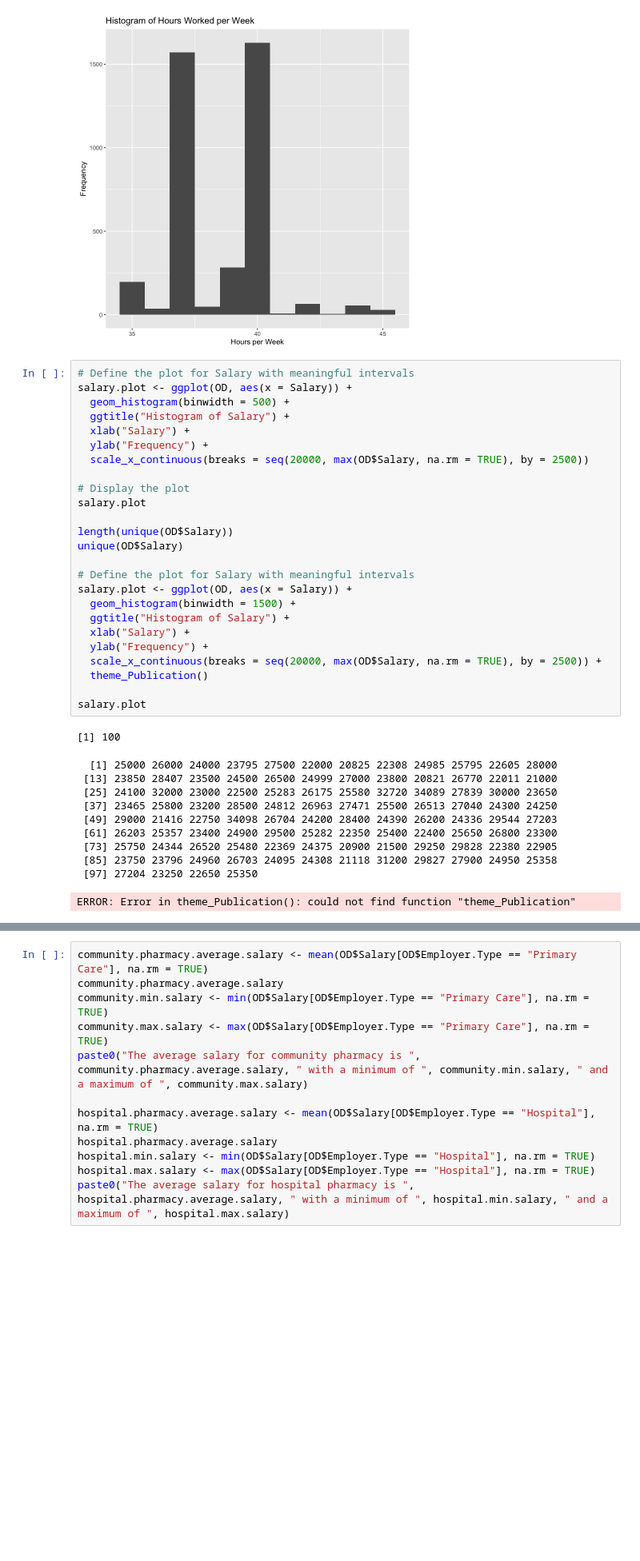
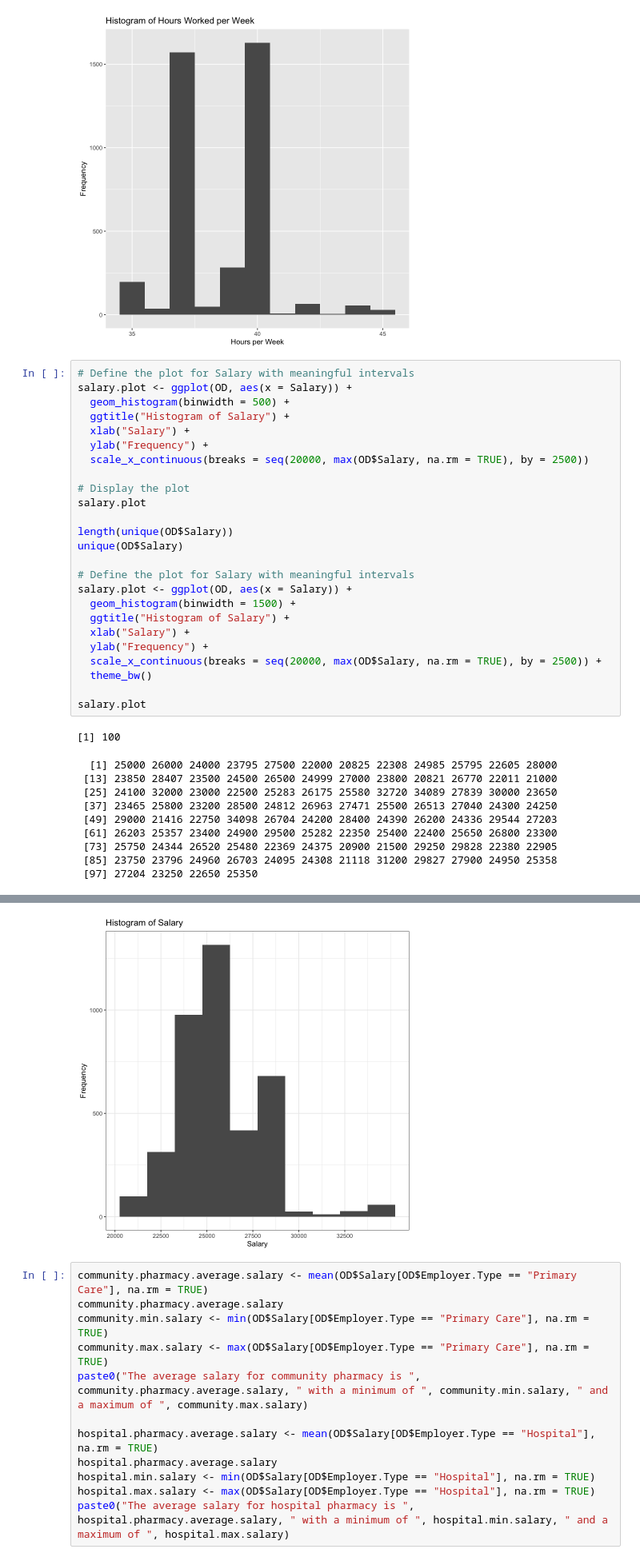
Before and after one commit to kwjo/TP-pay, a Jupyter notebook: oriel2526.ipynb, the cells around one changed output, grey strips where cells are left out. Shown at 80% size. Saved outputs shown, nothing was run; the diff lists cells and outputs as text; blank space fills up the shorter version.

Commit message:
theme change

```diff
--- a/oriel2526.ipynb
+++ b/oriel2526.ipynb
@@ -92,35 +88,35 @@ salary.plot <- ggplot(OD, aes(x = Salary)) +
   ylab("Frequency") +
   scale_x_continuous(breaks = seq(20000, max(OD$Salary, na.rm = TRUE), by = 2500))
 
 # Display the plot
 salary.plot
 
 length(unique(OD$Salary))
 unique(OD$Salary)
 
 # Define the plot for Salary with meaningful intervals
 salary.plot <- ggplot(OD, aes(x = Salary)) +
   geom_histogram(binwidth = 1500) +
   ggtitle("Histogram of Salary") +
   xlab("Salary") +
   ylab("Frequency") +
   scale_x_continuous(breaks = seq(20000, max(OD$Salary, na.rm = TRUE), by = 2500)) +
-  theme_Publication()
+  theme_bw()
 
 salary.plot
 # %% [output]
 [1] 100
   [1] 25000 26000 24000 23795 27500 22000 20825 22308 24985 25795 22605 28000
  [13] 23850 28407 23500 24500 26500 24999 27000 23800 20821 26770 22011 21000
  [25] 24100 32000 23000 22500 25283 26175 25580 32720 34089 27839 30000 23650
  [37] 23465 25800 23200 28500 24812 26963 27471 25500 26513 27040 24300 24250
  [49] 29000 21416 22750 34098 26704 24200 28400 24390 26200 24336 29544 27203
  [61] 26203 25357 23400 24900 29500 25282 22350 25400 22400 25650 26800 23300
  [73] 25750 24344 26520 25480 22369 24375 20900 21500 29250 29828 22380 22905
  [85] 23750 23796 24960 26703 24095 24308 21118 31200 29827 27900 24950 25358
  [97] 27204 23250 22650 25350
-ERROR: Error in theme_Publication(): could not find function "theme_Publication"
 [figure]
+[figure, added]
 # %%
 community.pharmacy.average.salary <- mean(OD$Salary[OD$Employer.Type == "Primary Care"], na.rm = TRUE)
 community.pharmacy.average.salary
```
Also changed, not shown: parts of 3 cells of this notebook.
